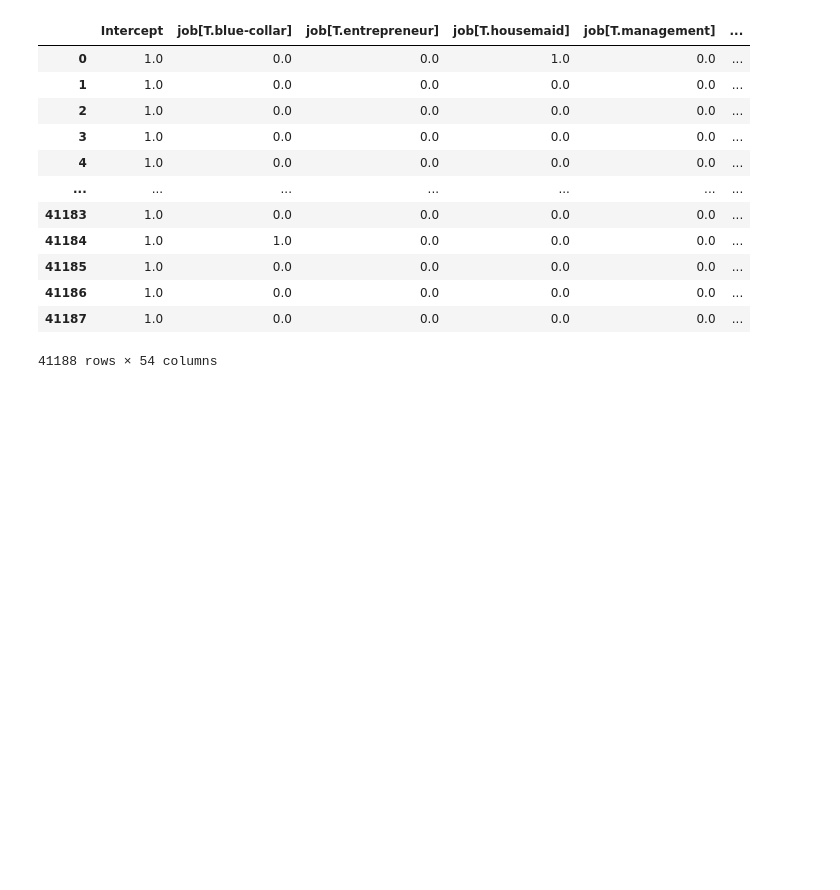
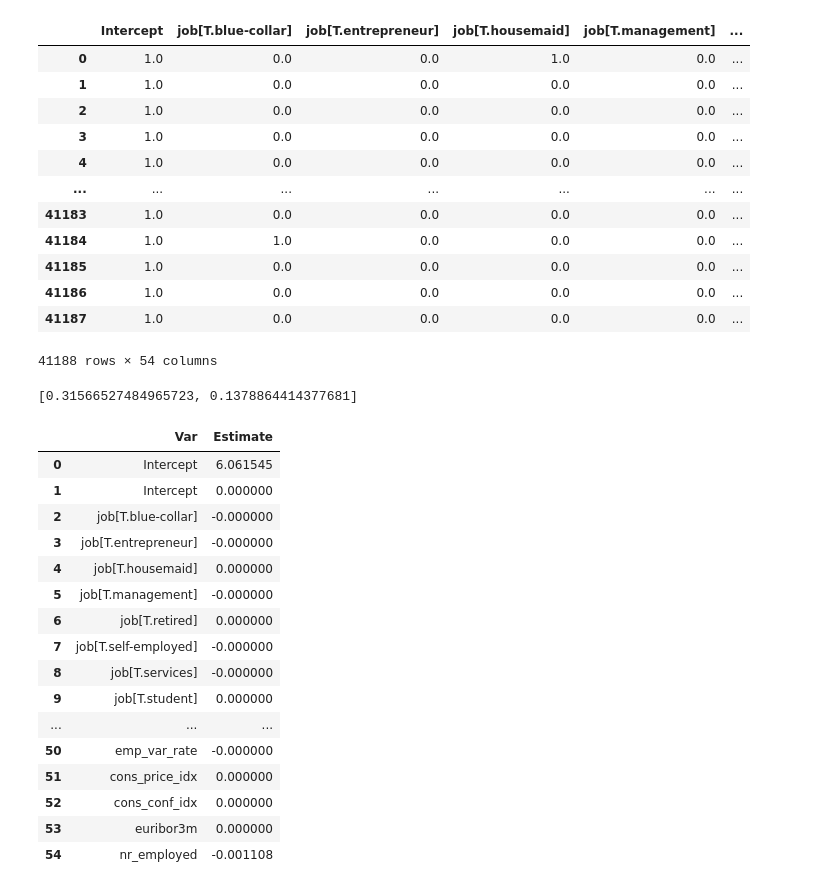
Before and after one commit to santiagoalonso/Data_Mining_2_TEC, a Jupyter notebook: Lasso.ipynb, the cells around one changed output. Cells and saved outputs as stored; diff of their text form; code cells hidden in the pictures; blank space fills up the shorter version.

```diff
--- a/Lasso.ipynb
+++ b/Lasso.ipynb
@@ -259,0 +232,29 @@ y = Hitters_d.loc[:, "Salary"] #variable to predict
+# %%
+[lr.score(X, y), #R^2
+ lr.alpha_
+]
+# %% [output]
+[0.31566527484965723, 0.1378864414377681]
+# %%
+res = pd.concat([pd.Series(np.append("Intercept", lr.feature_names_in_)),
+                 pd.Series(np.append(lr.intercept_, lr.coef_))], axis=1)
+res.columns = ["Var", "Estimate"]
+res #Note how some estimates go to zero i.e. free feature selection
+# %% [output]
+|  | Var | Estimate |
+| 0 | Intercept | 6.061545 |
+| 1 | Intercept | 0.000000 |
+| 2 | job[T.blue-collar] | -0.000000 |
+| 3 | job[T.entrepreneur] | -0.000000 |
+| 4 | job[T.housemaid] | 0.000000 |
+| 5 | job[T.management] | -0.000000 |
+| 6 | job[T.retired] | 0.000000 |
+| 7 | job[T.self-employed] | -0.000000 |
+| 8 | job[T.services] | -0.000000 |
+| 9 | job[T.student] | 0.000000 |
+| ... | ... | ... |
+| 50 | emp_var_rate | -0.000000 |
+| 51 | cons_price_idx | 0.000000 |
+| 52 | cons_conf_idx | 0.000000 |
+| 53 | euribor3m | 0.000000 |
+| 54 | nr_employed | -0.001108 |
```
Also changed, not shown: parts of 3 cells of this notebook.
